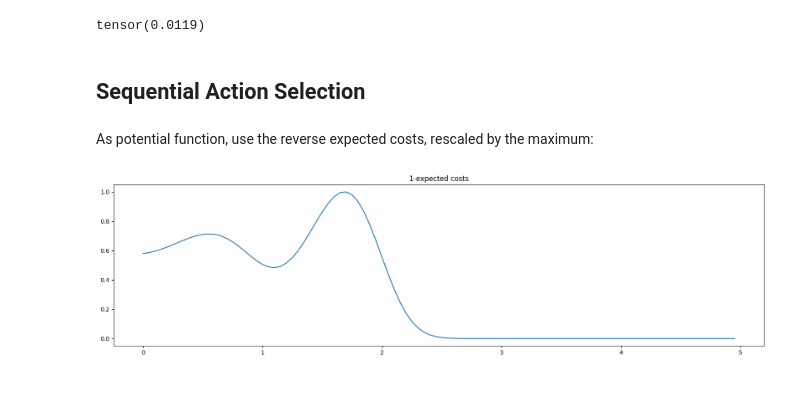
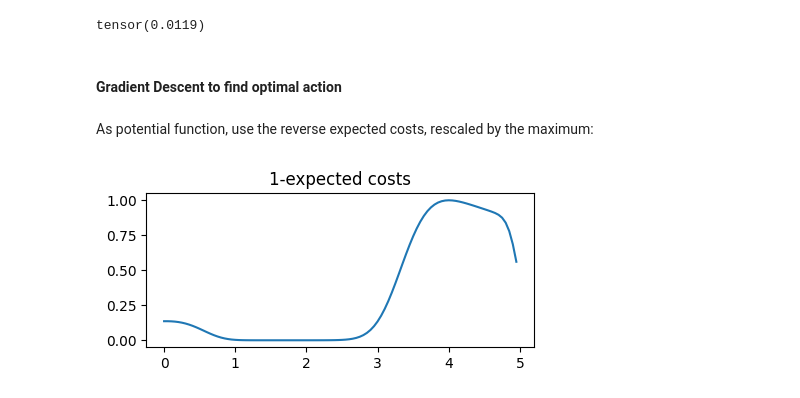
Before and after one commit to mackelab/amortized-decision-making, a Jupyter notebook: scripts/continous_toy_cont_action.ipynb, the cells around one changed output. Drawn from its saved outputs; the diff is of its cells as text; code cells hidden in the pictures.

Commit message:
added gradient descent

```diff
--- a/scripts/continous_toy_cont_action.ipynb
+++ b/scripts/continous_toy_cont_action.ipynb
@@ -320,35 +317,33 @@ torch.tensor(
 ).mean()
 # %% [output]
 tensor(0.0119)
-# %% [markdown]
-## Sequential Action Selection
+# %% [markdown]
+#### Gradient Descent to find optimal action
 # %% [markdown]
 As potential function, use the reverse expected costs, rescaled by the maximum:
 # %%
-
-obs = torch.tensor([150.])
+obs = torch.tensor([50.])
 a_grid = torch.arange(0.,5.,0.05)
 
-plt.figure(figsize=(20,5))
+plt.figure(figsize=(5,2))
 
 expected_posterior_losses = torch.tensor(
         [
             toy.expected_posterior_loss(
                 x_o=obs,
                 a_o=a,
                 lower=lower,
                 upper=upper,
                 resolution=resolution,
             )
             for a in a_grid
         ]
     )
 predicted_losses = torch.tensor([clf(obs.unsqueeze(0), a.unsqueeze(0).unsqueeze(0)) for a in a_grid])
 
 reverse_costs = (1 - expected_posterior_losses)
 plt.title("1-expected costs")
 plt.plot(a_grid, reverse_costs/reverse_costs.max(), label="true")
-#plt.plot(a_grid, predicted_losses, label="NN")
 plt.show()
 # %% [output]
-[figure, old version]
+[figure, new version]
```
Also changed, not shown: parts of 31 cells of this notebook.
